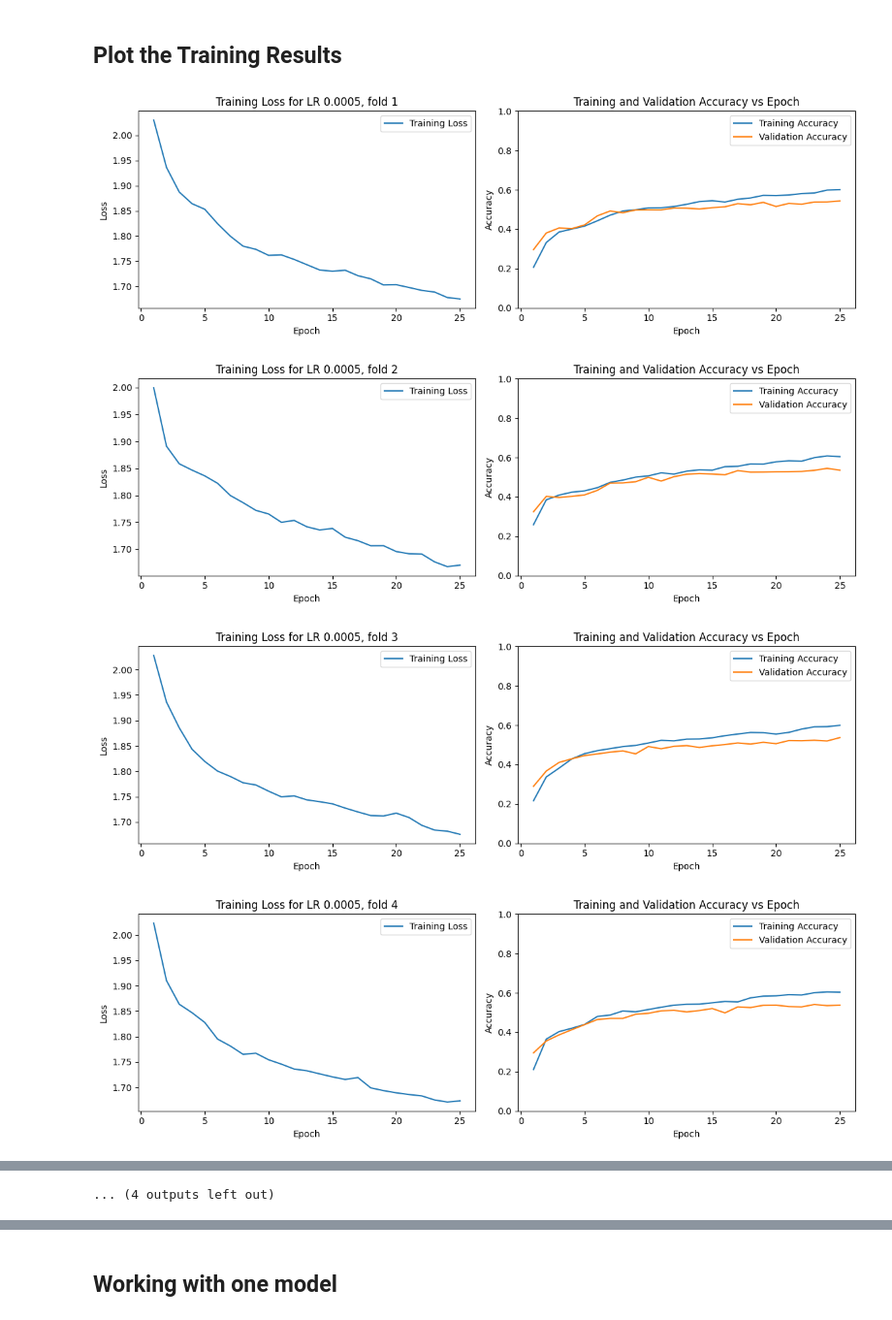
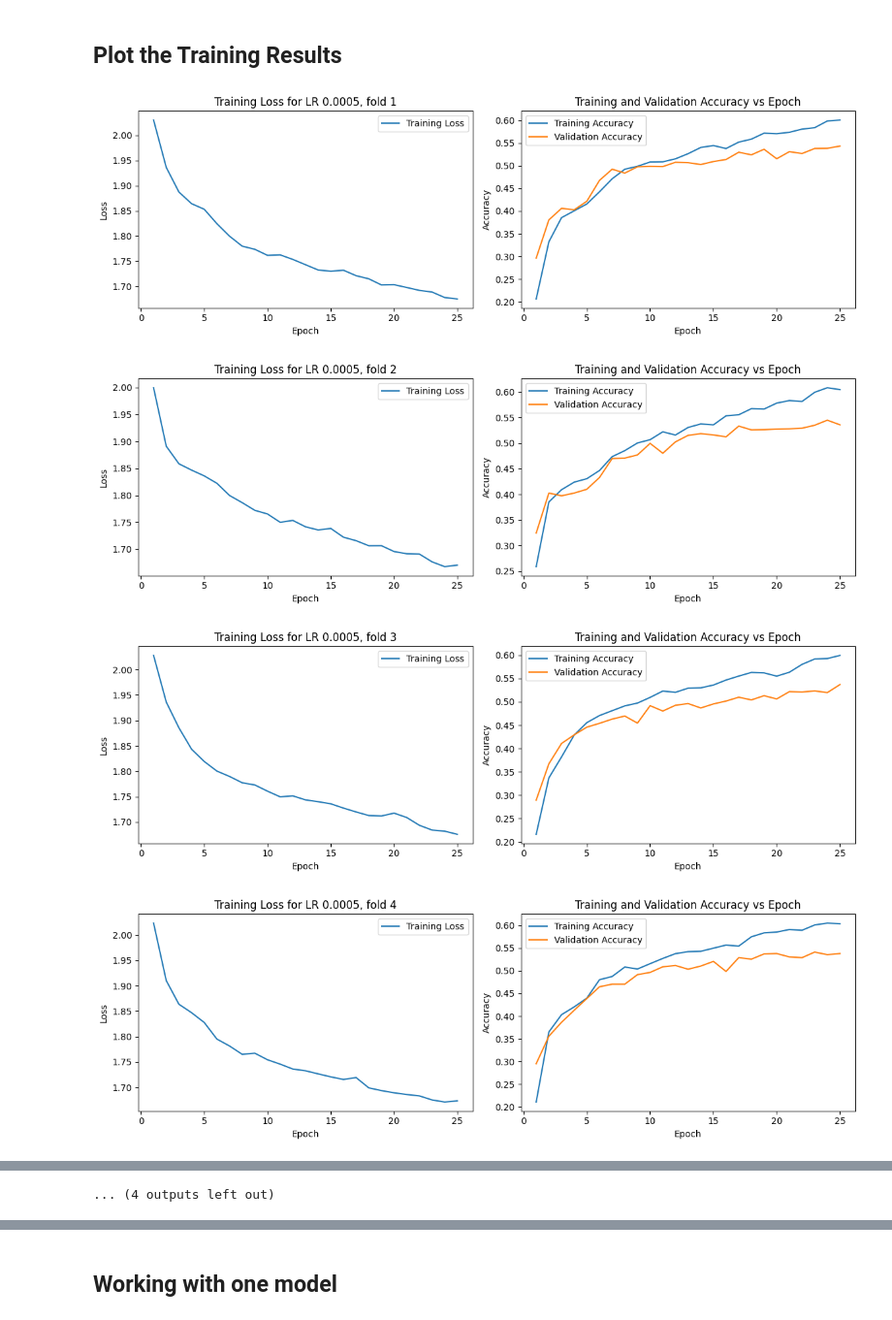
Before and after one commit to janelletam/emotion-classifier, a Jupyter notebook: Semi_final_codes.ipynb, the cells around one changed output, grey strips where cells are left out. Shown at 97% size. Saved outputs shown, nothing was run; the diff lists cells and outputs as text; code cells hidden in the pictures.

```diff
--- a/Semi_final_codes.ipynb
+++ b/Semi_final_codes.ipynb
@@ -546,33 +546,32 @@ loaded_model, loaded_optimizer, start_epoch = load_checkpoint(model, optimizer,
 # %%
 # Display plots for Grid Search results
 idx = 1
 for lr in lr_values:
     for fold in range(len(loss[lr])):
         fig = plt.figure(figsize=(12, 4))
         plt.subplot(1, 2, 1)
         plt.title(f'Training Loss for LR {lr}, fold {fold+1}')
         num_epochs_lr_fold = list(range(1, num_epochs + 1))  # Create a list of epochs for the current lr and fold
         plt.plot(num_epochs_lr_fold, loss[lr][fold], label='Training Loss')
         plt.xlabel('Epoch')
         plt.ylabel('Loss')
         plt.legend()
 
         plt.subplot(1, 2, 2)
         plt.title('Training and Validation Accuracy vs Epoch')
         plt.plot(num_epochs_lr_fold, train_acc[lr][fold], label='Training Accuracy')
         plt.plot(num_epochs_lr_fold, val_acc[lr][fold], label='Validation Accuracy')
         plt.xlabel('Epoch')
         plt.ylabel('Accuracy')
         plt.legend()
-        plt.ylim([0,1])
 
         plt.tight_layout()
         plt.show()
 
         fig.savefig(f'Results\\{run_number}\\{idx}_lr_{lr}_fold_{fold+1}.png')
         idx+=1
 # %% [output]
-[figure, old version]
+[figure, new version]
-[figure, old version]
+[figure, new version]
-[figure, old version]
+[figure, new version]
-[figure, old version]
+[figure, new version]
```
Also changed, not shown: parts of 2 cells of this notebook, 20 other files.
